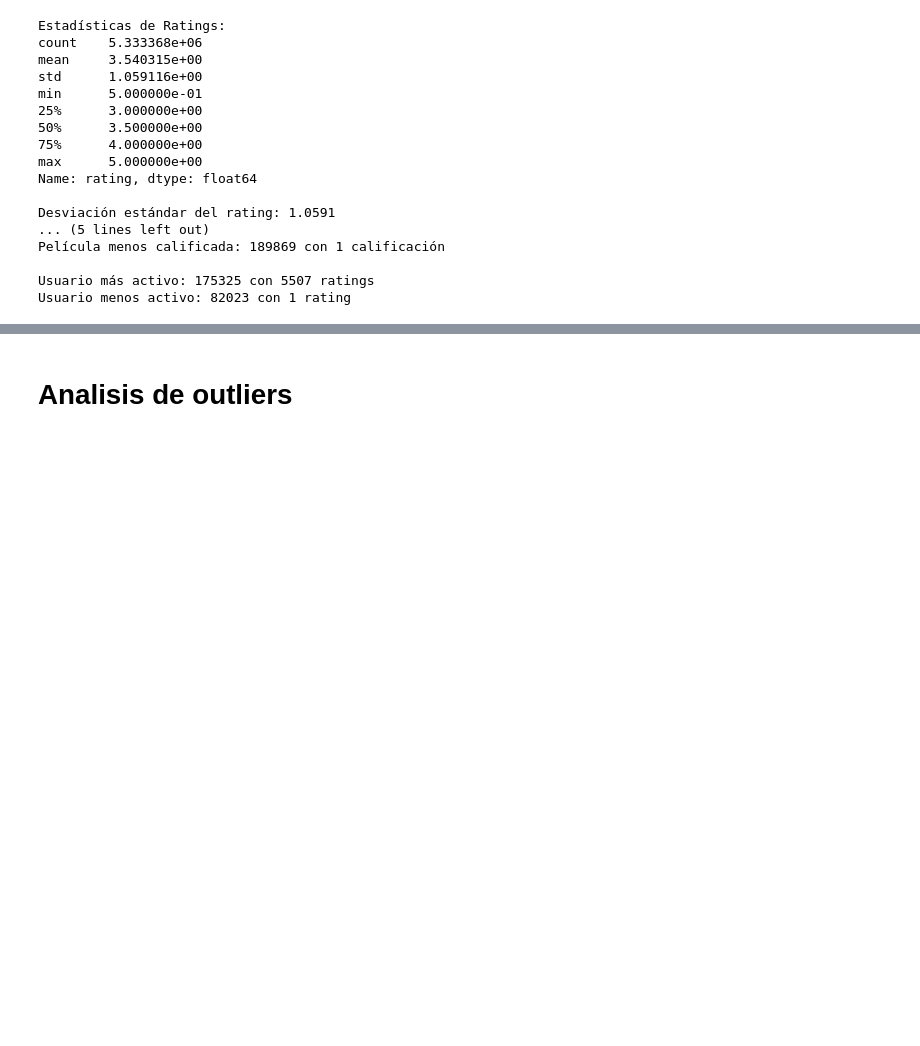
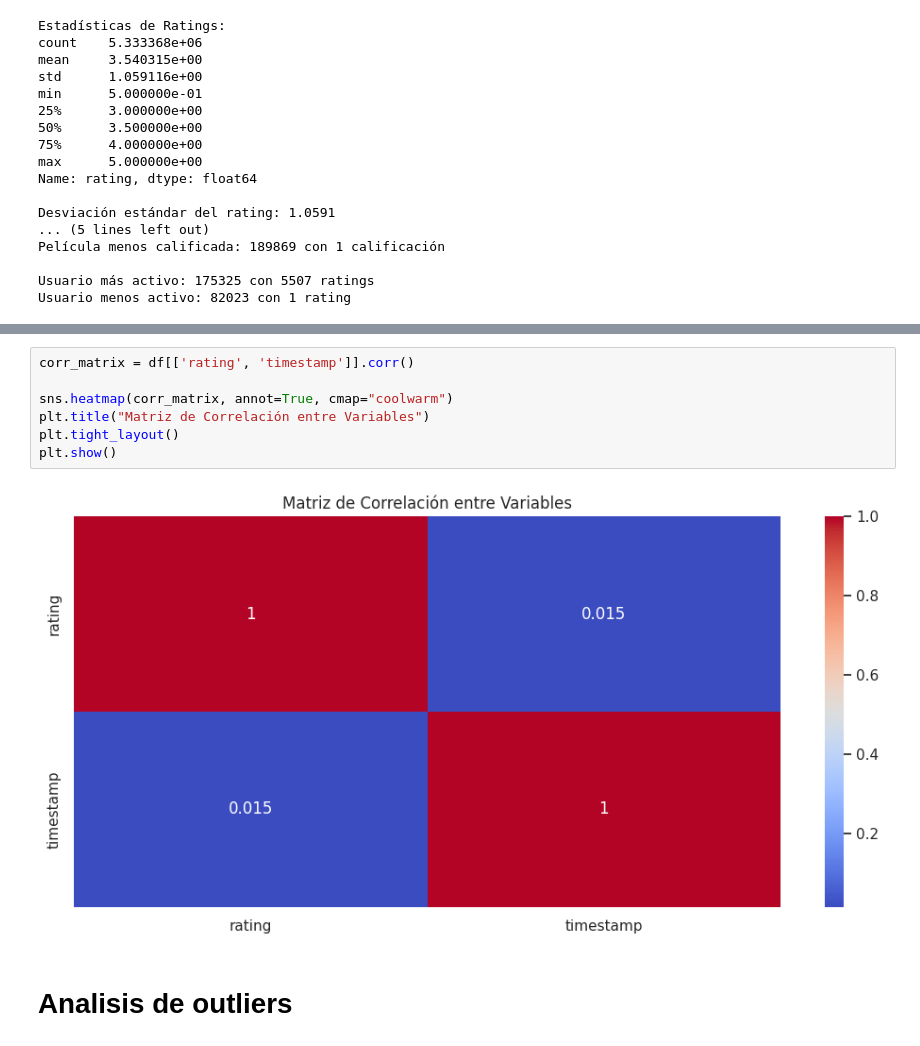
Before and after one commit to S0mbr4xc/Practica1-AA, a Jupyter notebook: Fase 1.ipynb, the cells around one changed output, grey strips where cells are left out. Saved outputs shown, nothing was run; the diff lists cells and outputs as text; blank space fills up the shorter version.

```diff
--- a/Fase 1.ipynb
+++ b/Fase 1.ipynb
@@ -217,2 +358,11 @@ Usuario menos activo: 82023 con 1 rating
+# %%
+corr_matrix = df[['rating', 'timestamp']].corr()
+
+sns.heatmap(corr_matrix, annot=True, cmap="coolwarm")
+plt.title("Matriz de Correlación entre Variables")
+plt.tight_layout()
+plt.show()
+# %% [output]
+[figure, added]
 # %% [markdown]
 # Analisis de outliers
```
Also changed, not shown: parts of 37 cells of this notebook, 6 other files.
